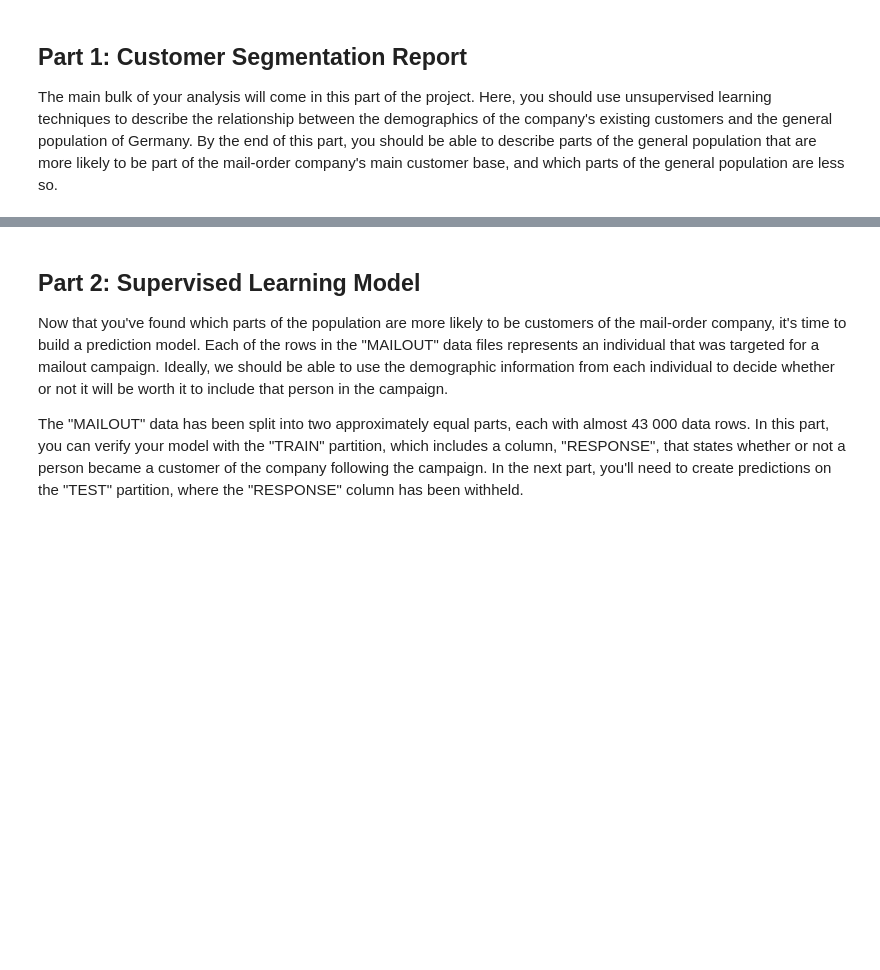
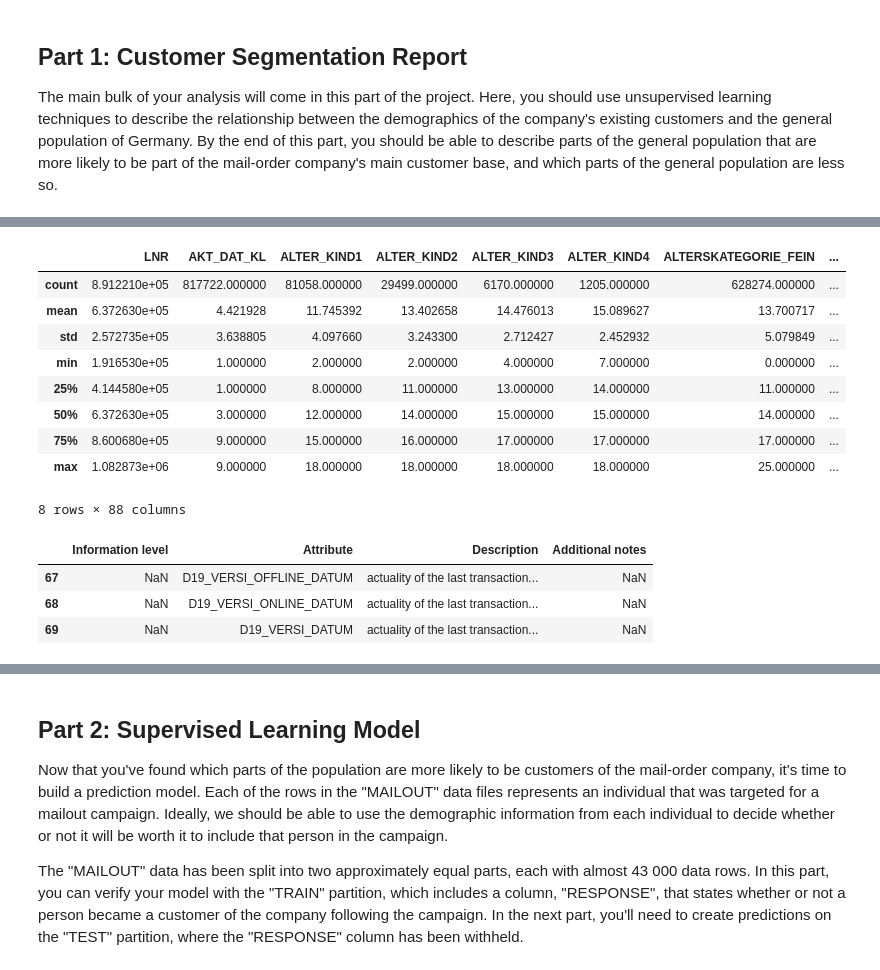
Before and after one commit to Jaouadeddadsi/DSND-Bertelsmann-Arvato-Project, a Jupyter notebook: Arvato_Project_Workbook.ipynb, the cells around one changed output, grey strips where cells are left out. Cells and saved outputs as stored; diff of their text form; code cells hidden in the pictures; blank space fills up the shorter version.

```diff
--- a/Arvato_Project_Workbook.ipynb
+++ b/Arvato_Project_Workbook.ipynb
@@ -41,0 +345,12 @@ The main bulk of your analysis will come in this part of the project. Here, you
+# %%
+
+sub_dias['missing_or_unknown'] = sub_dias.Value.apply(lambda x: [])
+
+# drop colums
+sub_dias.drop(['Description', 'Value', 'Meaning', 'first_att'],
+              axis=1, inplace=True)
+
+# change columns name
+sub_dias.columns = ['attribute', 'type', 'missing_or_unknown']
+
+sub_dias.head()
@@ -41,0 +364,9 @@ The main bulk of your analysis will come in this part of the project. Here, you
+# %%
+# feat_info
+feat_info['missing_or_unknown'] = feat_info['missing_or_unknown'].apply(lambda
+                                                                        x: x[1:-1].split(','))
+
+# drop information_level
+feat_info.drop(['information_level'], axis=1, inplace=True)
+
+feat_info.head()
@@ -41,0 +380,4 @@ The main bulk of your analysis will come in this part of the project. Here, you
+# %%
+# concat feat info
+new_feat_info = pd.concat([feat_info, sub_dias, no_transaction,
+                           unknown_Meaning], ignore_index=True)
@@ -41,0 +389,3 @@ The main bulk of your analysis will come in this part of the project. Here, you
+# %%
+# Columns without type
+col = azdias.columns[~azdias.columns.isin(new_feat_info.attribute)]
@@ -41,0 +423,26 @@ The main bulk of your analysis will come in this part of the project. Here, you
+# %%
+describe = azdias[col].describe()
+describe
+# %% [output]
+|  | LNR | AKT_DAT_KL | ALTER_KIND1 | ALTER_KIND2 | ALTER_KIND3 | ALTER_KIND4 | ALTERSKATEGORIE_FEIN | ... |
+| count | 8.912210e+05 | 817722.000000 | 81058.000000 | 29499.000000 | 6170.000000 | 1205.000000 | 628274.000000 | ... |
+| mean | 6.372630e+05 | 4.421928 | 11.745392 | 13.402658 | 14.476013 | 15.089627 | 13.700717 | ... |
+| std | 2.572735e+05 | 3.638805 | 4.097660 | 3.243300 | 2.712427 | 2.452932 | 5.079849 | ... |
+| min | 1.916530e+05 | 1.000000 | 2.000000 | 2.000000 | 4.000000 | 7.000000 | 0.000000 | ... |
+| 25% | 4.144580e+05 | 1.000000 | 8.000000 | 11.000000 | 13.000000 | 14.000000 | 11.000000 | ... |
+| 50% | 6.372630e+05 | 3.000000 | 12.000000 | 14.000000 | 15.000000 | 15.000000 | 14.000000 | ... |
+| 75% | 8.600680e+05 | 9.000000 | 15.000000 | 16.000000 | 17.000000 | 17.000000 | 17.000000 | ... |
+| max | 1.082873e+06 | 9.000000 | 18.000000 | 18.000000 | 18.000000 | 18.000000 | 25.000000 | ... |
+8 rows × 88 columns
+# %%
+# Data information
+dias_info = pd.read_excel('Arvato_data/DIAS Information Levels - Attributes 2017.xlsx', skiprows = [0])
+del dias_info['Unnamed: 0']
+dias_info = dias_info[dias_info.Attribute.isin(col)]
+
+dias_info
+# %% [output]
+|  | Information level | Attribute | Description | Additional notes |
+| 67 | NaN | D19_VERSI_OFFLINE_DATUM | actuality of the last transaction... | NaN |
+| 68 | NaN | D19_VERSI_ONLINE_DATUM | actuality of the last transaction... | NaN |
+| 69 | NaN | D19_VERSI_DATUM | actuality of the last transaction... | NaN |
```
Also changed, not shown: parts of 50 cells of this notebook.
